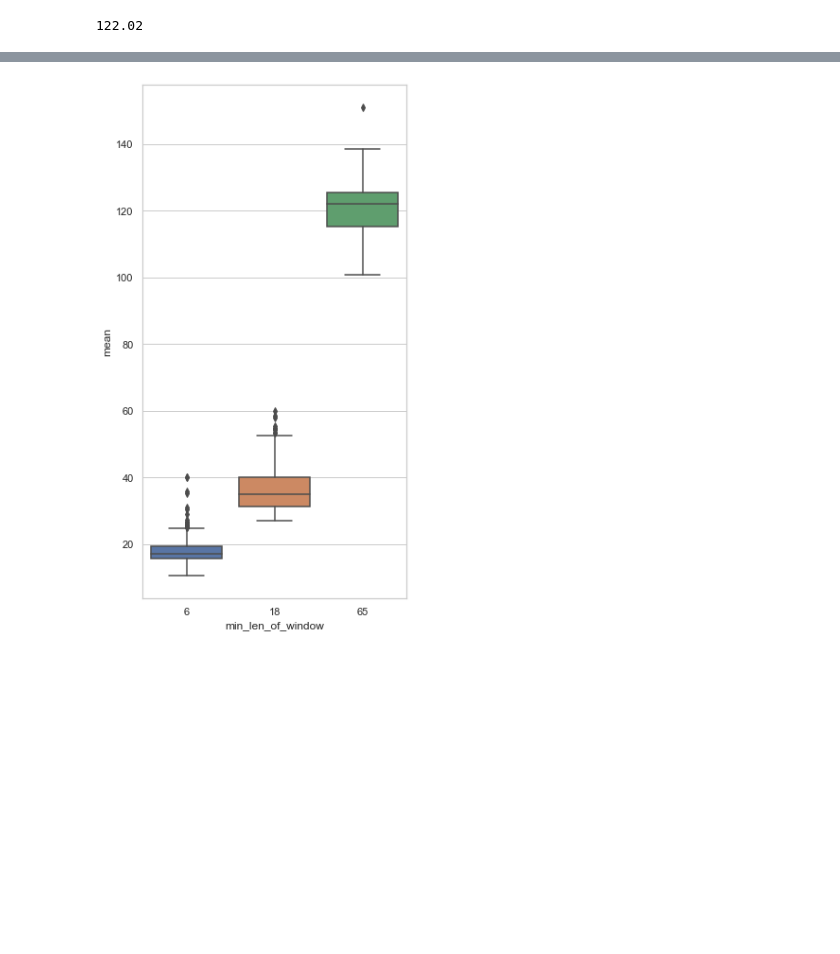
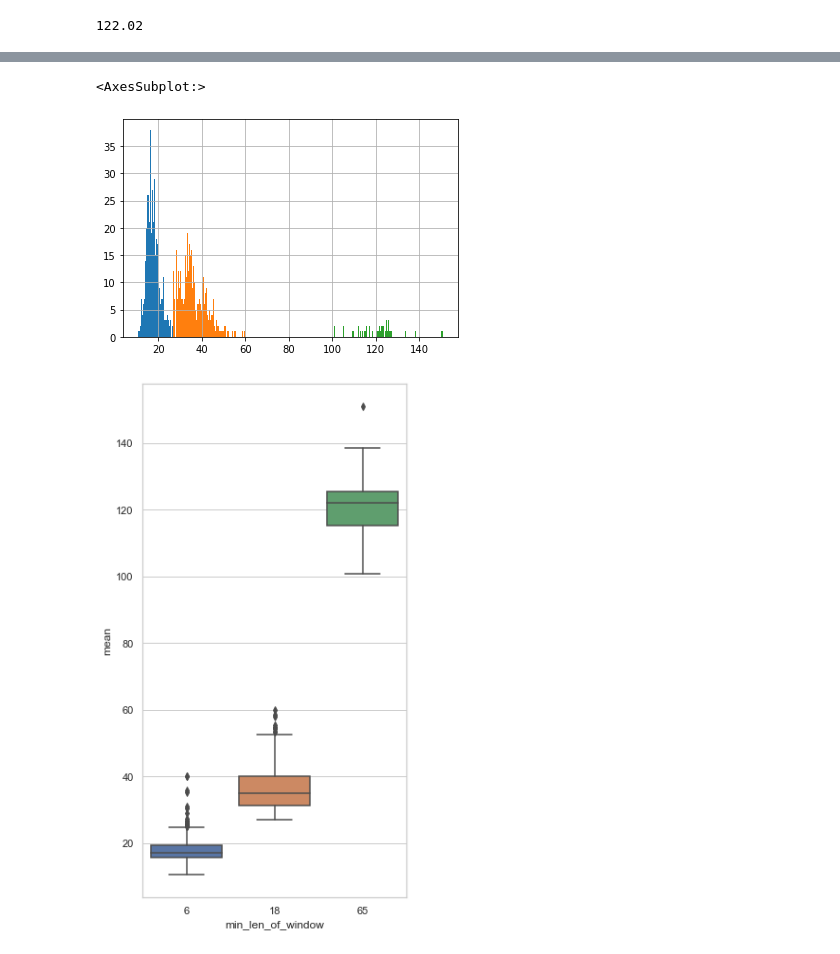
Before and after one commit to QsbpGroup/quant-stat-baby-project, a Jupyter notebook: 1.ipynb, the cells around one changed output, grey strips where cells are left out. Drawn from its saved outputs; the diff is of its cells as text; code cells hidden in the pictures; blank space fills up the shorter version.

```diff
--- a/1.ipynb
+++ b/1.ipynb
@@ -88,3 +86,10 @@ True
+# %%
+df[df['min_len_of_window']==6]['mean'].hist(bins=100)
+df[df['min_len_of_window']==18]['mean'].hist(bins=100)
+dfl['mean'].hist(bins=100)
+# %% [output]
+<AxesSubplot:>
+[figure, added]
 # %%
 data_short = pd.read_csv('/Users/kai/Desktop/qs/data_csv_distinct_0606/_horizontal_area_pics/results_short.csv')
 data_short.columns = ['min_len_of_window', 'n', 'mean']
```
Also changed, not shown: parts of 2 cells of this notebook.
